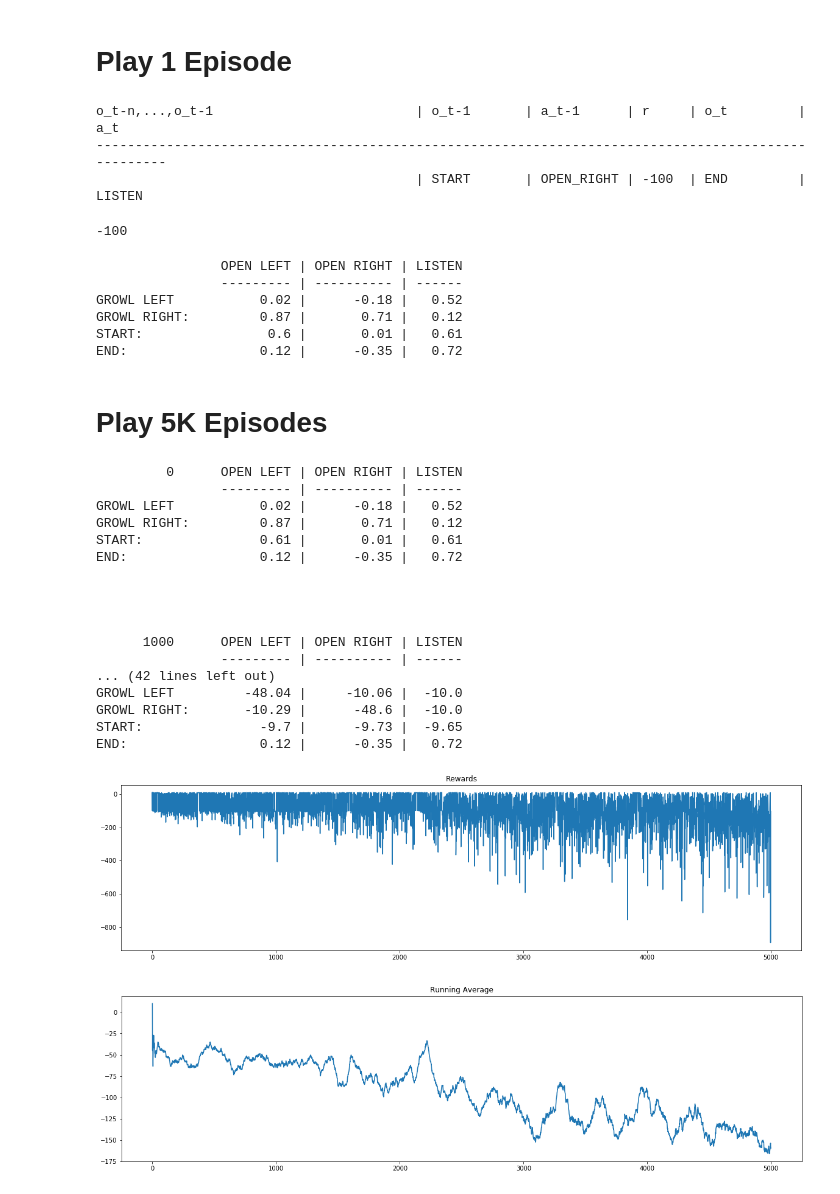
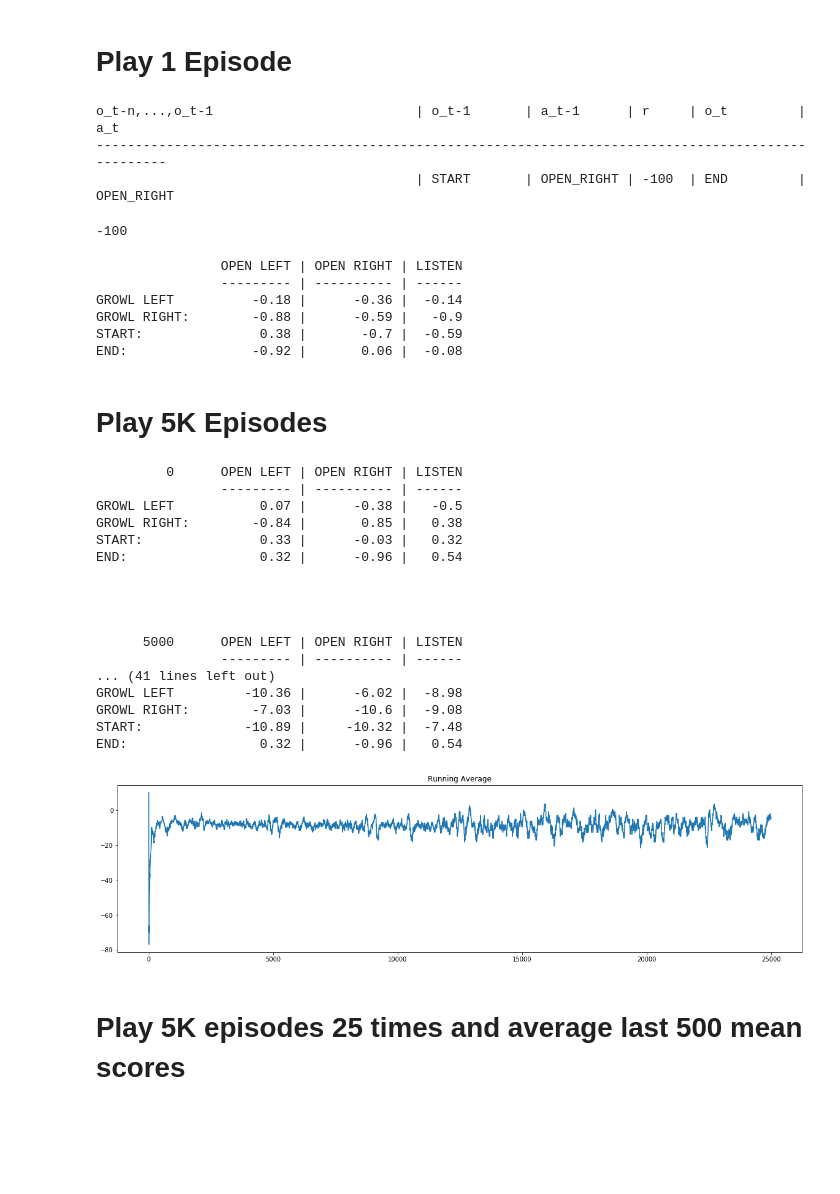
Before and after one commit to jackblandin/research, a Jupyter notebook: notebooks/tiger_env/qlearner.ipynb, the cells around one changed output. Drawn from its saved outputs; the diff is of its cells as text; code cells hidden in the pictures; blank space fills up the shorter version.

```diff
--- a/notebooks/tiger_env/qlearner.ipynb
+++ b/notebooks/tiger_env/qlearner.ipynb
@@ -40,15 +40,9 @@ import matplotlib.pyplot as plt
 from rlpomdp.utils import play_one, plot_running_avg
 from rlpomdp.models.tiger_env import QLearner
 
-env = gym.make('CartPole-v0')
 env = gym.make('Tiger-v0')
 env.__init__(reward_tiger=-100, reward_gold=10, reward_listen=-1)
-model = QLearner(env, alpha=.001, gamma=.9)
+model = QLearner(env, alpha=.001, gamma=1)
 eps = 1
 n = 0
 ot = env.reset()
-
-if 'monitor' in sys.argv:
-    filename = os.path.basename(__file__).split('.')[0]
-    monitor_dir = './' + filename + '_' + str(datetime.now())
-    env = wrappers.Monitor(env, monitor_dir)
@@ -106,55 +98,56 @@ play_one(env, model, eps, verbose=True)
 # %% [output]
 o_t-n,...,o_t-1                          | o_t-1       | a_t-1      | r     | o_t         | a_t
 ----------------------------------------------------------------------------------------------------
-                                         | START       | OPEN_RIGHT | -100  | END         | LISTEN
+                                         | START       | OPEN_RIGHT | -100  | END         | OPEN_RIGHT
 -100
 # %%
 print_model(model)
 # %% [output]
                 OPEN LEFT | OPEN RIGHT | LISTEN
                 --------- | ---------- | ------
-GROWL LEFT           0.02 |      -0.18 |   0.52
-GROWL RIGHT:         0.87 |       0.71 |   0.12
-START:                0.6 |       0.01 |   0.61
-END:                 0.12 |      -0.35 |   0.72
+GROWL LEFT          -0.18 |      -0.36 |  -0.14
+GROWL RIGHT:        -0.88 |      -0.59 |   -0.9
+START:               0.38 |       -0.7 |  -0.59
+END:                -0.92 |       0.06 |  -0.08
 # %% [markdown]
 # Play 5K Episodes
 # %%
-N = 5000
+N = 25000
 totalrewards = np.empty(N)
 for n in range(N):
+    if n >= N - 500:
+        eps = 0
+    else:
+        eps = 1.0/np.sqrt(n+1)
+        eps=0
     eps = 1.0/np.sqrt(n+1)
-    totalreward = play_one(env, model, eps)
+    totalreward = play_one(env, model, eps, max_steps=3)
     totalrewards[n] = totalreward
     if n % (N/5) == 0:
         print_model(model, n=n)
 
-print("avg reward for last 100 episodes:", totalrewards[-100:].mean())
-print("total steps:", totalrewards.sum())
-
-fig, ax = plt.subplots(1, 1, figsize=(20, 5))
-ax.plot(totalrewards)
-ax.set_title("Rewards")
+print("avg reward for last 500 episodes:", totalrewards[-500:].mean())
 
 print_model(model, n=n)
 plot_running_avg(totalrewards)
 # %% [output]
          0      OPEN LEFT | OPEN RIGHT | LISTEN
                 --------- | ---------- | ------
-GROWL LEFT           0.02 |      -0.18 |   0.52
-GROWL RIGHT:         0.87 |       0.71 |   0.12
-START:               0.61 |       0.01 |   0.61
-END:                 0.12 |      -0.35 |   0.72
+GROWL LEFT           0.07 |      -0.38 |   -0.5
+GROWL RIGHT:        -0.84 |       0.85 |   0.38
+START:               0.33 |      -0.03 |   0.32
+END:                 0.32 |      -0.96 |   0.54
 
 
 
 
-      1000      OPEN LEFT | OPEN RIGHT | LISTEN
+      5000      OPEN LEFT | OPEN RIGHT | LISTEN
                 --------- | ---------- | ------
-... (42 lines left out)
-GROWL LEFT         -48.04 |     -10.06 |  -10.0
-GROWL RIGHT:       -10.29 |      -48.6 |  -10.0
-START:               -9.7 |      -9.73 |  -9.65
-END:                 0.12 |      -0.35 |   0.72
+... (41 lines left out)
+GROWL LEFT         -10.36 |      -6.02 |  -8.98
+GROWL RIGHT:        -7.03 |      -10.6 |  -9.08
+START:             -10.89 |     -10.32 |  -7.48
+END:                 0.32 |      -0.96 |   0.54
-[figure, old version]
+[figure, new version]
-[figure, removed]
+# %% [markdown]
+# Play 5K episodes 25 times and average last 500 mean scores
```
Also changed, not shown: parts of 4 cells of this notebook, 3 other files.
